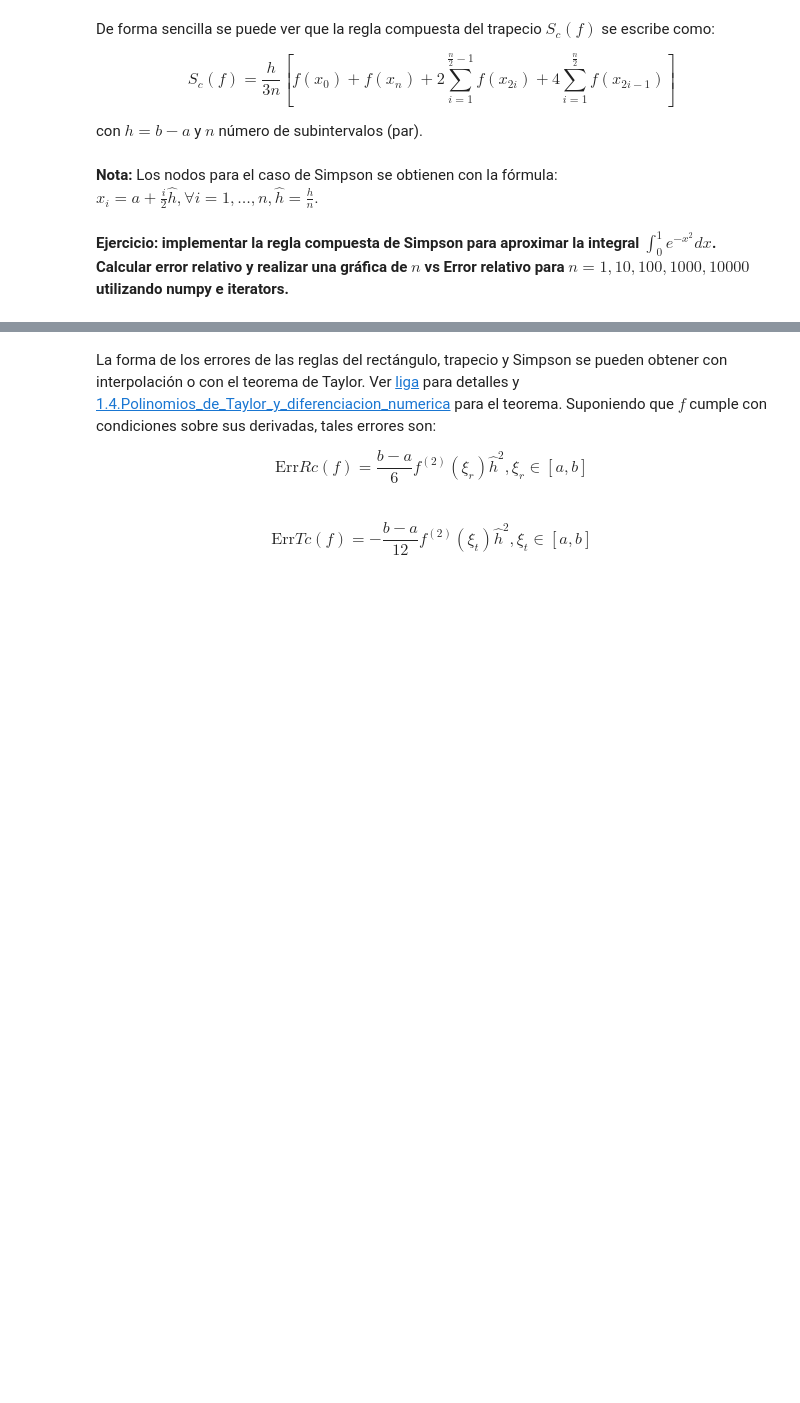
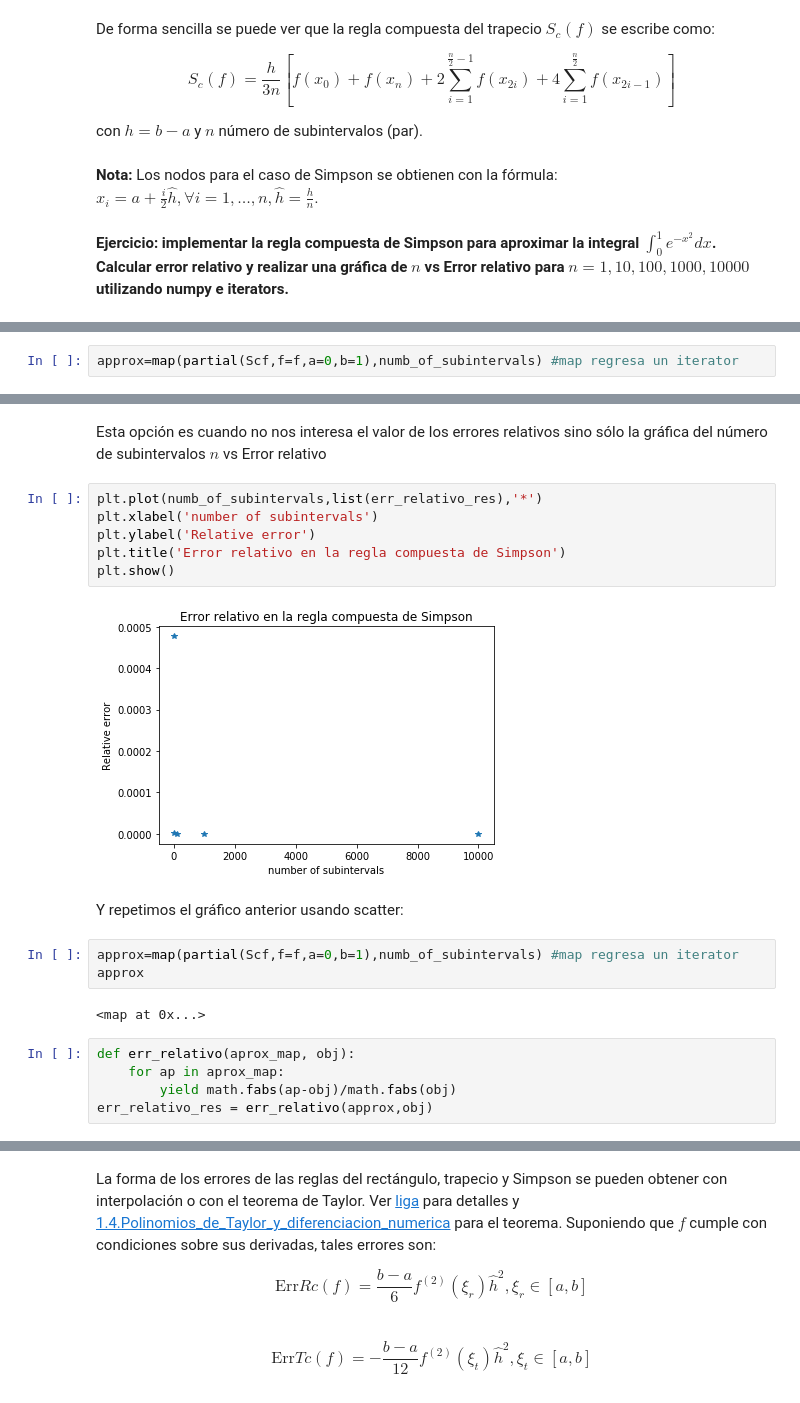
Before and after one commit to mno-2020-gh-classroom/ejercicios-de-dif-e-int-numerica-gzarazua, a Jupyter notebook: 1.5.Integracion_numerica.ipynb, the cells around one changed output, grey strips where cells are left out. Drawn from its saved outputs; the diff is of its cells as text; blank space fills up the shorter version.

```diff
--- a/1.5.Integracion_numerica.ipynb
+++ b/1.5.Integracion_numerica.ipynb
@@ -341,0 +418,2 @@ con $h=b-a$ y $n$ número de subintervalos (par).
+# %%
+approx=map(partial(Scf,f=f,a=0,b=1),numb_of_subintervals) #map regresa un iterator
@@ -341,0 +428,22 @@ con $h=b-a$ y $n$ número de subintervalos (par).
+# %% [markdown]
+Esta opción es cuando no nos interesa el valor de los errores relativos sino sólo la gráfica del número de subintervalos $n$ vs Error relativo
+# %%
+plt.plot(numb_of_subintervals,list(err_relativo_res),'*')
+plt.xlabel('number of subintervals')
+plt.ylabel('Relative error')
+plt.title('Error relativo en la regla compuesta de Simpson')
+plt.show()
+# %% [output]
+[figure, added]
+# %% [markdown]
+Y repetimos el gráfico anterior usando scatter:
+# %%
+approx=map(partial(Scf,f=f,a=0,b=1),numb_of_subintervals) #map regresa un iterator
+approx
+# %% [output]
+<map at 0x...>
+# %%
+def err_relativo(aprox_map, obj):
+    for ap in aprox_map:
+        yield math.fabs(ap-obj)/math.fabs(obj)
+err_relativo_res = err_relativo(approx,obj)
```
Also changed, not shown: parts of 21 cells of this notebook.
